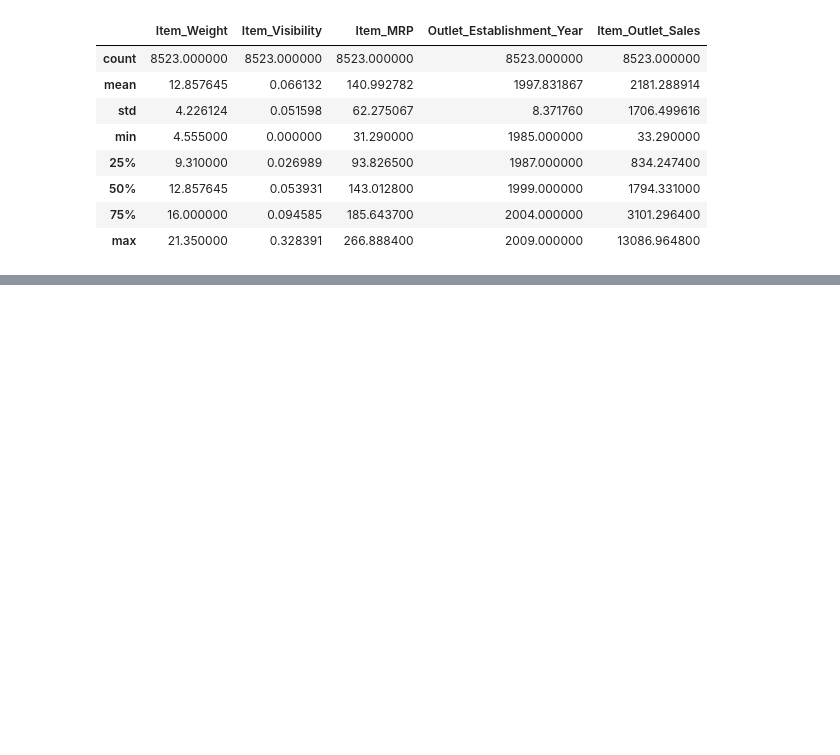
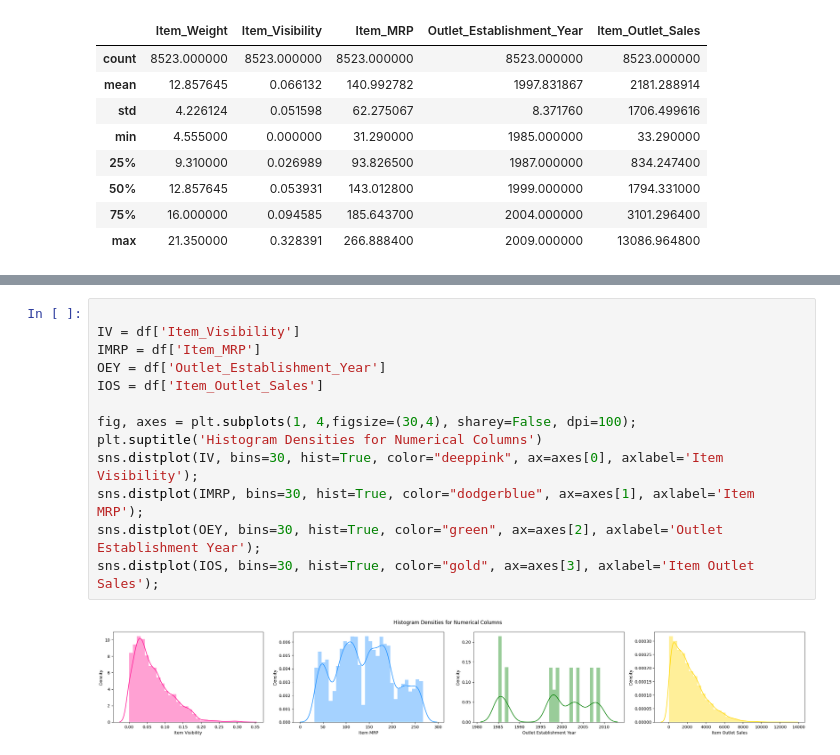
Before and after one commit to starkjones/Food-Sales-Predictions, a Jupyter notebook: Food_Sales_Prediction.ipynb, the cells around one changed output, grey strips where cells are left out. Cells and saved outputs as stored; diff of their text form; blank space fills up the shorter version.

```diff
--- a/Food_Sales_Prediction.ipynb
+++ b/Food_Sales_Prediction.ipynb
@@ -215,0 +233,15 @@ df.describe()
+# %%
+
+IV = df['Item_Visibility']
+IMRP = df['Item_MRP']
+OEY = df['Outlet_Establishment_Year']
+IOS = df['Item_Outlet_Sales']
+
+fig, axes = plt.subplots(1, 4,figsize=(30,4), sharey=False, dpi=100);
+plt.suptitle('Histogram Densities for Numerical Columns')
+sns.distplot(IV, bins=30, hist=True, color="deeppink", ax=axes[0], axlabel='Item Visibility');
+sns.distplot(IMRP, bins=30, hist=True, color="dodgerblue", ax=axes[1], axlabel='Item MRP');
+sns.distplot(OEY, bins=30, hist=True, color="green", ax=axes[2], axlabel='Outlet Establishment Year');
+sns.distplot(IOS, bins=30, hist=True, color="gold", ax=axes[3], axlabel='Item Outlet Sales');
+# %% [output]
+[figure, added]
```
Also changed, not shown: parts of 7 cells of this notebook.
